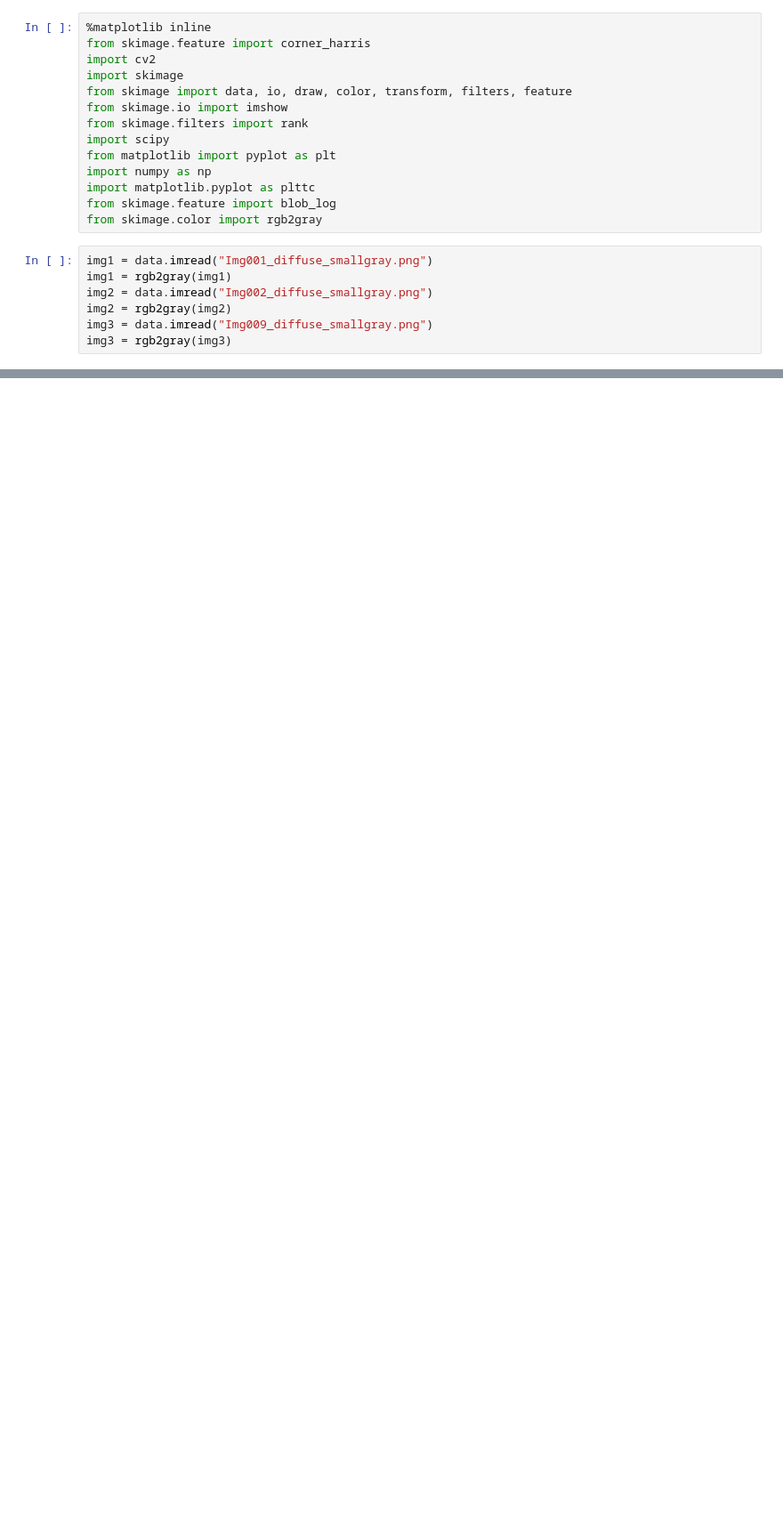
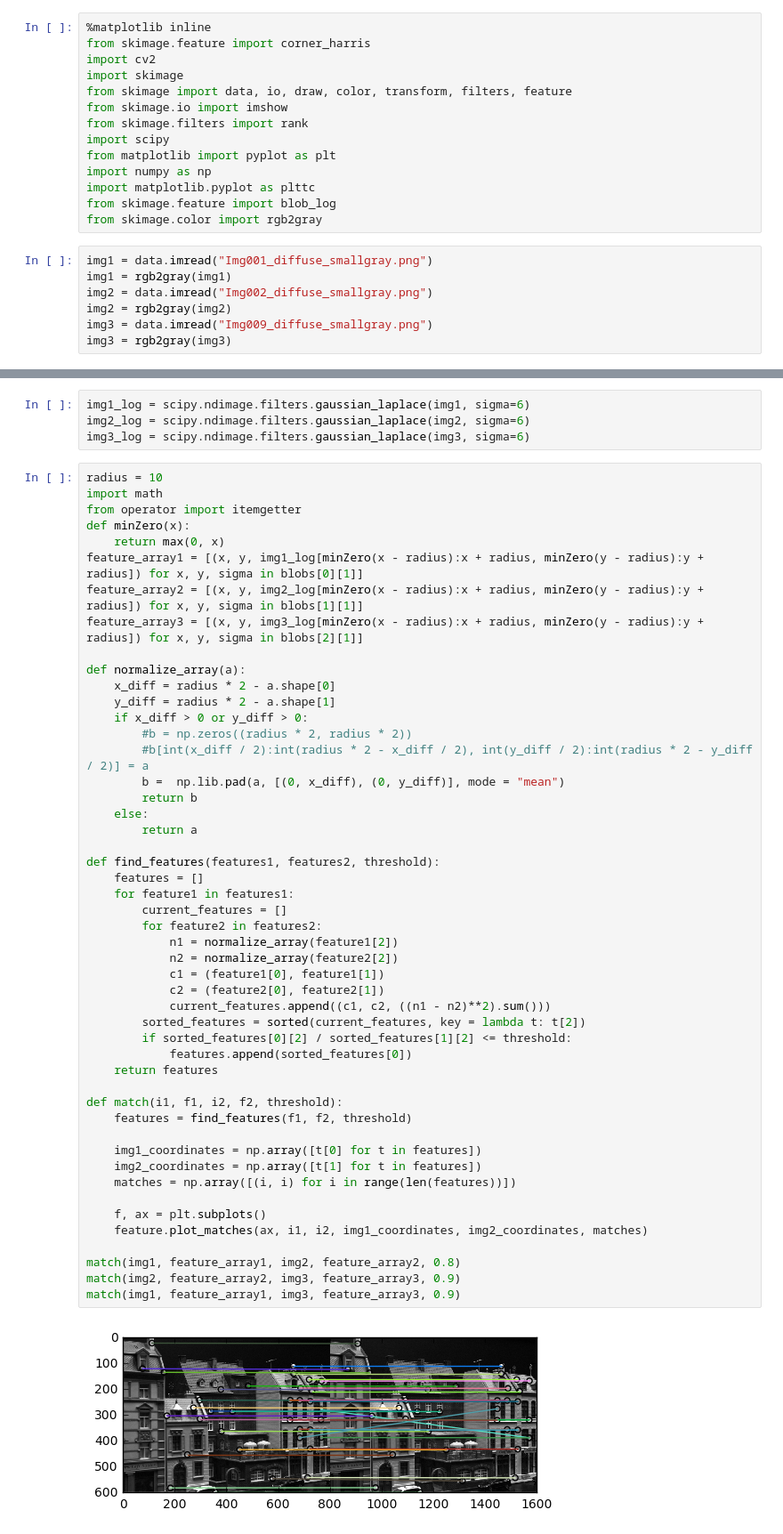
Before and after one commit to Jegp/vip, a Jupyter notebook: assignment2/assignment02.ipynb, the cells around one changed output, grey strips where cells are left out. Shown: that part at 89% size. Saved outputs shown, nothing was run; the diff lists cells and outputs as text; blank space fills up the shorter version.

```diff
--- a/assignment2/assignment02.ipynb
+++ b/assignment2/assignment02.ipynb
@@ -80,0 +41,55 @@ plt.show()
+# %%
+img1_log = scipy.ndimage.filters.gaussian_laplace(img1, sigma=6)
+img2_log = scipy.ndimage.filters.gaussian_laplace(img2, sigma=6)
+img3_log = scipy.ndimage.filters.gaussian_laplace(img3, sigma=6)
+# %%
+radius = 10
+import math
+from operator import itemgetter
+def minZero(x):
+    return max(0, x)
+feature_array1 = [(x, y, img1_log[minZero(x - radius):x + radius, minZero(y - radius):y + radius]) for x, y, sigma in blobs[0][1]]
+feature_array2 = [(x, y, img2_log[minZero(x - radius):x + radius, minZero(y - radius):y + radius]) for x, y, sigma in blobs[1][1]]
+feature_array3 = [(x, y, img3_log[minZero(x - radius):x + radius, minZero(y - radius):y + radius]) for x, y, sigma in blobs[2][1]]
+
+def normalize_array(a):
+    x_diff = radius * 2 - a.shape[0]
+    y_diff = radius * 2 - a.shape[1]
+    if x_diff > 0 or y_diff > 0:
+        #b = np.zeros((radius * 2, radius * 2))
+        #b[int(x_diff / 2):int(radius * 2 - x_diff / 2), int(y_diff / 2):int(radius * 2 - y_diff / 2)] = a
+        b =  np.lib.pad(a, [(0, x_diff), (0, y_diff)], mode = "mean")
+        return b
+    else:
+        return a
+
+def find_features(features1, features2, threshold):
+    features = []
+    for feature1 in features1:
+        current_features = []
+        for feature2 in features2:
+            n1 = normalize_array(feature1[2])
+            n2 = normalize_array(feature2[2])
+            c1 = (feature1[0], feature1[1])
+            c2 = (feature2[0], feature2[1])
+            current_features.append((c1, c2, ((n1 - n2)**2).sum()))
+        sorted_features = sorted(current_features, key = lambda t: t[2])
+        if sorted_features[0][2] / sorted_features[1][2] <= threshold:
+            features.append(sorted_features[0])
+    return features
+
+def match(i1, f1, i2, f2, threshold):
+    features = find_features(f1, f2, threshold)
+
+    img1_coordinates = np.array([t[0] for t in features])
+    img2_coordinates = np.array([t[1] for t in features])
+    matches = np.array([(i, i) for i in range(len(features))])
+
+    f, ax = plt.subplots()
+    feature.plot_matches(ax, i1, i2, img1_coordinates, img2_coordinates, matches)
+
+match(img1, feature_array1, img2, feature_array2, 0.8)
+match(img2, feature_array2, img3, feature_array3, 0.9)
+match(img1, feature_array1, img3, feature_array3, 0.9)
+# %% [output]
+[figure, added]
```
Also changed, not shown: parts of 4 cells of this notebook.
